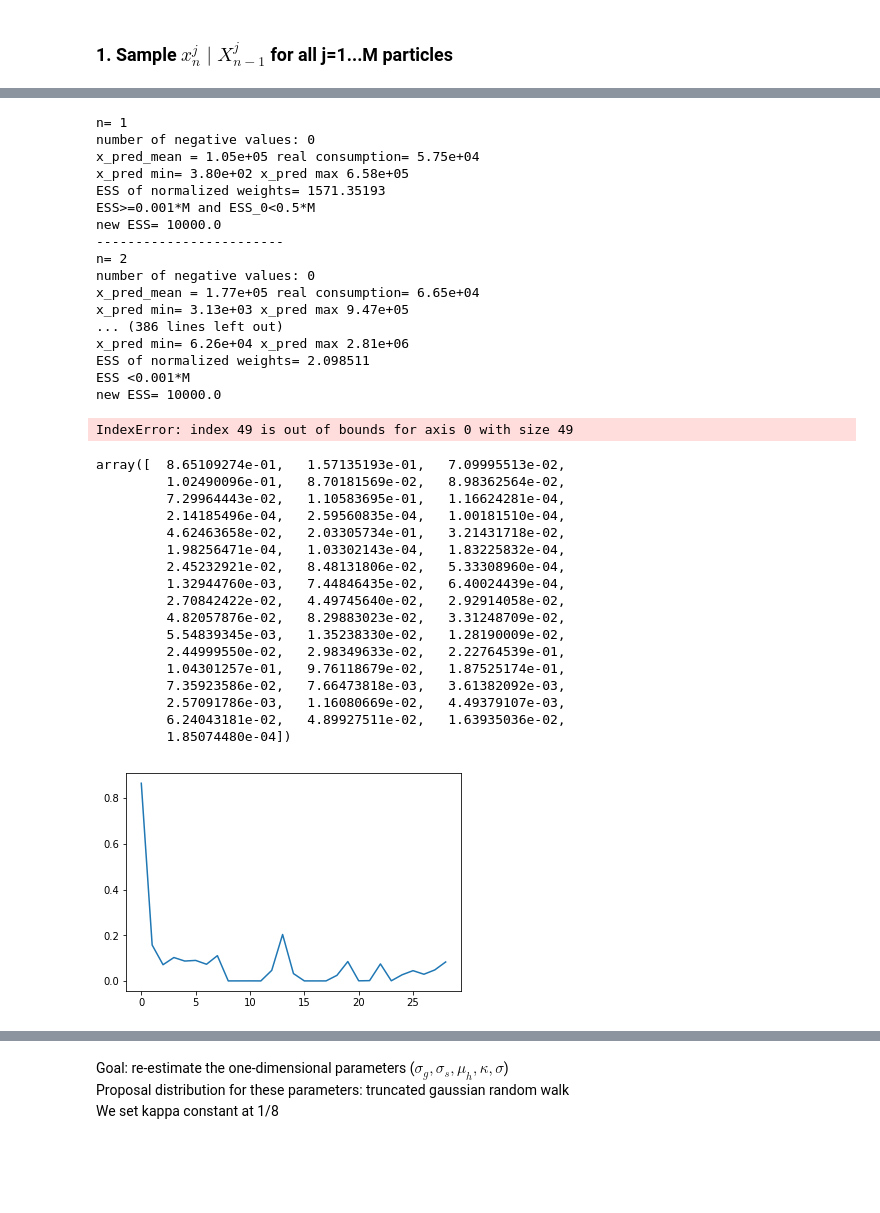
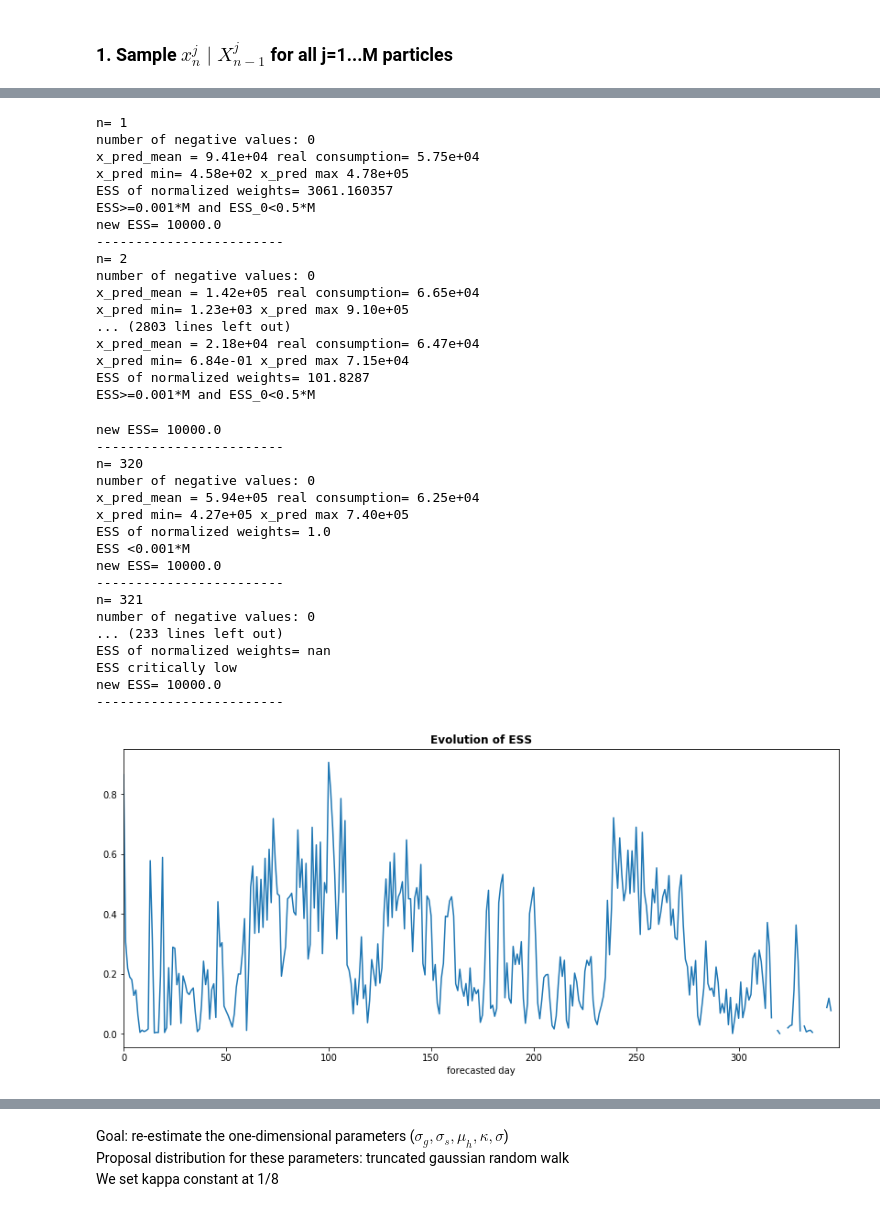
Before and after one commit to zakaryaxali/smc_electricity_forecast, a Jupyter notebook: Markov_code_AG_V11.ipynb, the cells around one changed output, grey strips where cells are left out. Saved outputs shown, nothing was run; the diff lists cells and outputs as text; code cells hidden in the pictures; blank space fills up the shorter version.

```diff
--- a/Markov_code_AG_V11.ipynb
+++ b/Markov_code_AG_V11.ipynb
@@ -497,49 +430,49 @@ def particle_filter(len_init,len_filtering,s,g_h,sigma_s,sigma_g,sigma,lh_y):
         print("------------------------")
     return lh_y_n
 # %%
-log_lh_init=particle_filter(15,60,s_init,g_heat_init,sigma_s_init,sigma_g_init,sigma2**0.5,lh_y_n)
+log_lh_init=particle_filter(15,n_pred,s_init,g_heat_init,sigma_s_init,sigma_g_init,sigma2**0.5,lh_y_n)
 # %% [output]
 n= 1
 number of negative values: 0
-x_pred_mean = 1.05e+05 real consumption= 5.75e+04
-x_pred min= 3.80e+02 x_pred max 6.58e+05
-ESS of normalized weights= 1571.35193
+x_pred_mean = 9.41e+04 real consumption= 5.75e+04
+x_pred min= 4.58e+02 x_pred max 4.78e+05
+ESS of normalized weights= 3061.160357
 ESS>=0.001*M and ESS_0<0.5*M
 new ESS= 10000.0
 ------------------------
 n= 2
 number of negative values: 0
-x_pred_mean = 1.77e+05 real consumption= 6.65e+04
-x_pred min= 3.13e+03 x_pred max 9.47e+05
-... (386 lines left out)
-x_pred min= 6.26e+04 x_pred max 2.81e+06
-ESS of normalized weights= 2.098511
-ESS <0.001*M
-new ESS= 10000.0
+x_pred_mean = 1.42e+05 real consumption= 6.65e+04
+x_pred min= 1.23e+03 x_pred max 9.10e+05
+... (2803 lines left out)
+x_pred_mean = 2.18e+04 real consumption= 6.47e+04
+x_pred min= 6.84e-01 x_pred max 7.15e+04
+ESS of normalized weights= 101.8287
+ESS>=0.001*M and ESS_0<0.5*M
-IndexError: index 49 is out of bounds for axis 0 with size 49
+new ESS= 10000.0
+------------------------
+n= 320
+number of negative values: 0
+x_pred_mean = 5.94e+05 real consumption= 6.25e+04
+x_pred min= 4.27e+05 x_pred max 7.40e+05
+ESS of normalized weights= 1.0
+ESS <0.001*M
+new ESS= 10000.0
+------------------------
+n= 321
+number of negative values: 0
+... (233 lines left out)
+ESS of normalized weights= nan
+ESS critically low
+new ESS= 10000.0
+------------------------
-# %%
-ESS/M
-# %% [output]
-array([  8.65109274e-01,   1.57135193e-01,   7.09995513e-02,
-         1.02490096e-01,   8.70181569e-02,   8.98362564e-02,
-         7.29964443e-02,   1.10583695e-01,   1.16624281e-04,
-         2.14185496e-04,   2.59560835e-04,   1.00181510e-04,
-         4.62463658e-02,   2.03305734e-01,   3.21431718e-02,
-         1.98256471e-04,   1.03302143e-04,   1.83225832e-04,
-         2.45232921e-02,   8.48131806e-02,   5.33308960e-04,
-         1.32944760e-03,   7.44846435e-02,   6.40024439e-04,
-         2.70842422e-02,   4.49745640e-02,   2.92914058e-02,
-         4.82057876e-02,   8.29883023e-02,   3.31248709e-02,
-         5.54839345e-03,   1.35238330e-02,   1.28190009e-02,
-         2.44999550e-02,   2.98349633e-02,   2.22764539e-01,
-         1.04301257e-01,   9.76118679e-02,   1.87525174e-01,
-         7.35923586e-02,   7.66473818e-03,   3.61382092e-03,
-         2.57091786e-03,   1.16080669e-02,   4.49379107e-03,
-         6.24043181e-02,   4.89927511e-02,   1.63935036e-02,
-         1.85074480e-04])
-# %%
-plt.plot(range(29),ESS[:29]/M)
-plt.show()
-# %% [output]
-[figure, removed]
+# %%
+fig=plt.figure(figsize=(14,6))
+plt.plot(range(n_pred-1),ESS[:n_pred-1]/M)
+plt.title("Evolution of ESS",fontweight='bold')
+plt.xlabel('forecasted day')
+plt.xlim(0,n_pred)
+plt.show()
+# %% [output]
+[figure, added]
 # %%
```
Also changed, not shown: parts of 34 cells of this notebook.
